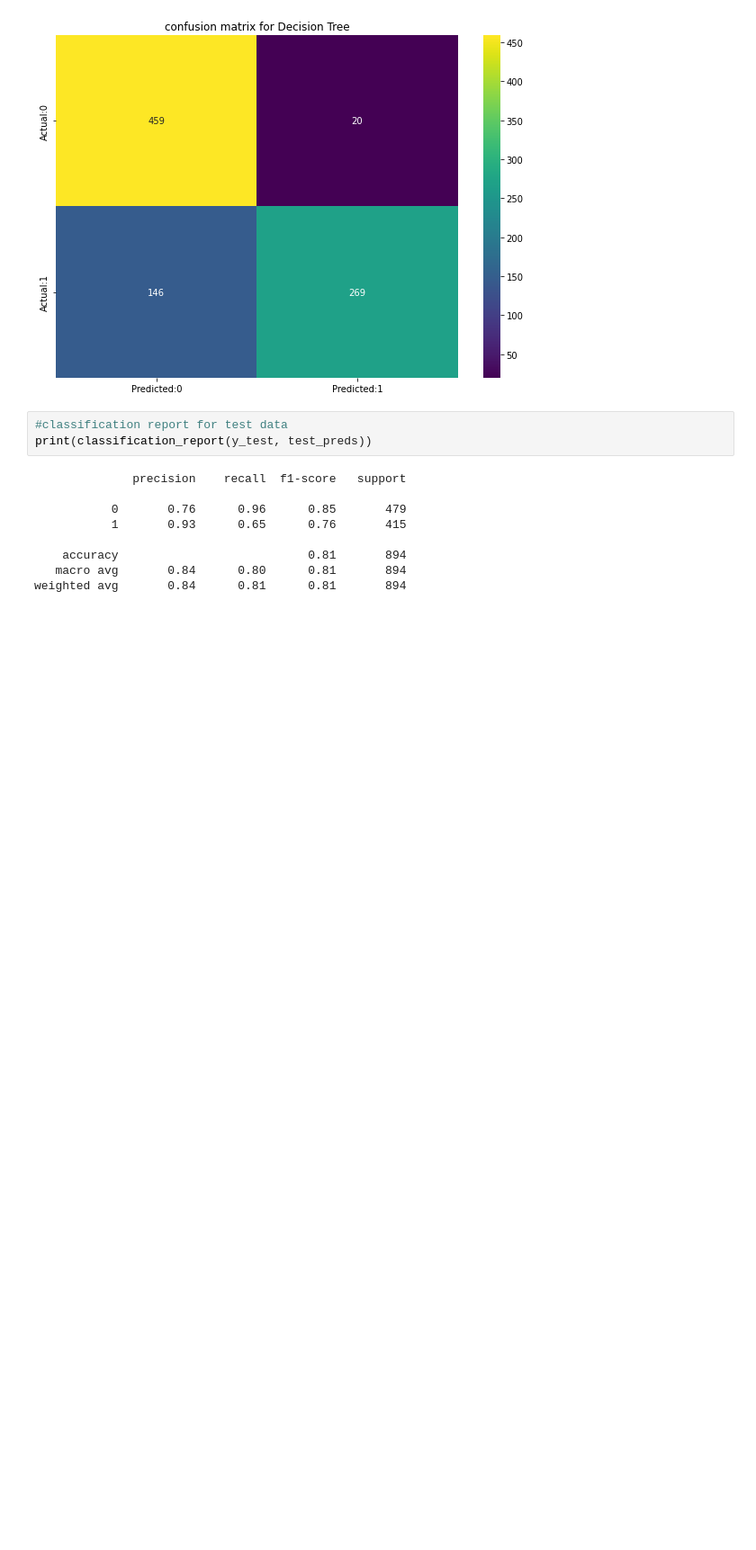
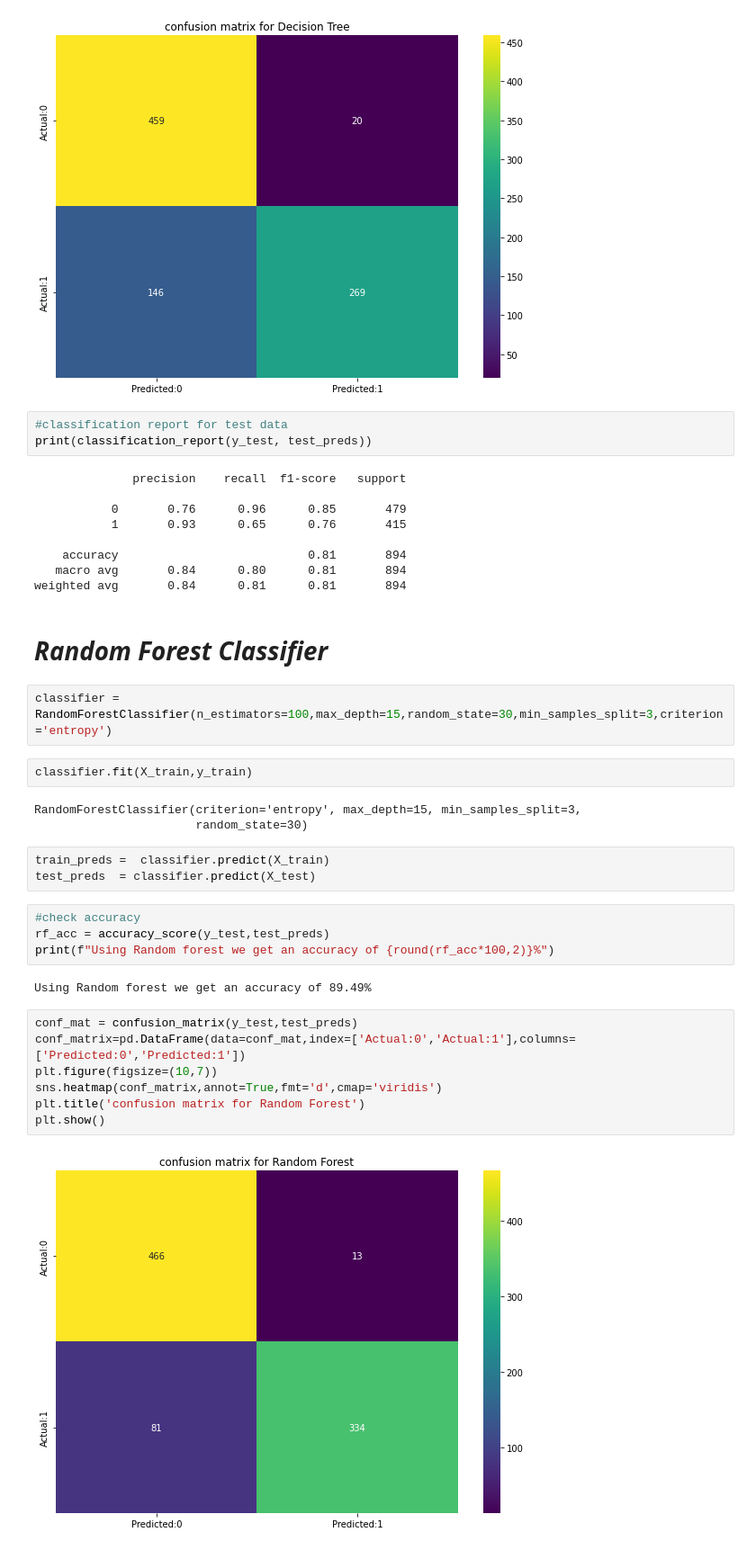
Before and after one commit to Manass20/Cardiovascular-risk-prediction-Manas, a Jupyter notebook: Cardiovascular_risk_prediction_Manas.ipynb, the cells around one changed output. Shown at 90% size. Saved outputs shown, nothing was run; the diff lists cells and outputs as text; blank space fills up the shorter version.

```diff
--- a/Cardiovascular_risk_prediction_Manas.ipynb
+++ b/Cardiovascular_risk_prediction_Manas.ipynb
@@ -840,3 +840,30 @@ print(classification_report(y_test, test_preds))
     accuracy                           0.81       894
    macro avg       0.84      0.80      0.81       894
 weighted avg       0.84      0.81      0.81       894
+# %% [markdown]
+# ***Random Forest Classifier***
+# %%
+classifier = RandomForestClassifier(n_estimators=100,max_depth=15,random_state=30,min_samples_split=3,criterion='entropy')
+# %%
+classifier.fit(X_train,y_train)
+# %% [output]
+RandomForestClassifier(criterion='entropy', max_depth=15, min_samples_split=3,
+                       random_state=30)
+# %%
+train_preds =  classifier.predict(X_train)
+test_preds  = classifier.predict(X_test)
+# %%
+#check accuracy
+rf_acc = accuracy_score(y_test,test_preds)
+print(f"Using Random forest we get an accuracy of {round(rf_acc*100,2)}%")
+# %% [output]
+Using Random forest we get an accuracy of 89.49%
+# %%
+conf_mat = confusion_matrix(y_test,test_preds)
+conf_matrix=pd.DataFrame(data=conf_mat,index=['Actual:0','Actual:1'],columns=['Predicted:0','Predicted:1'])
+plt.figure(figsize=(10,7))
+sns.heatmap(conf_matrix,annot=True,fmt='d',cmap='viridis')
+plt.title('confusion matrix for Random Forest')
+plt.show()
+# %% [output]
+[figure, added]
```
Also changed, not shown: parts of 9 cells of this notebook.
